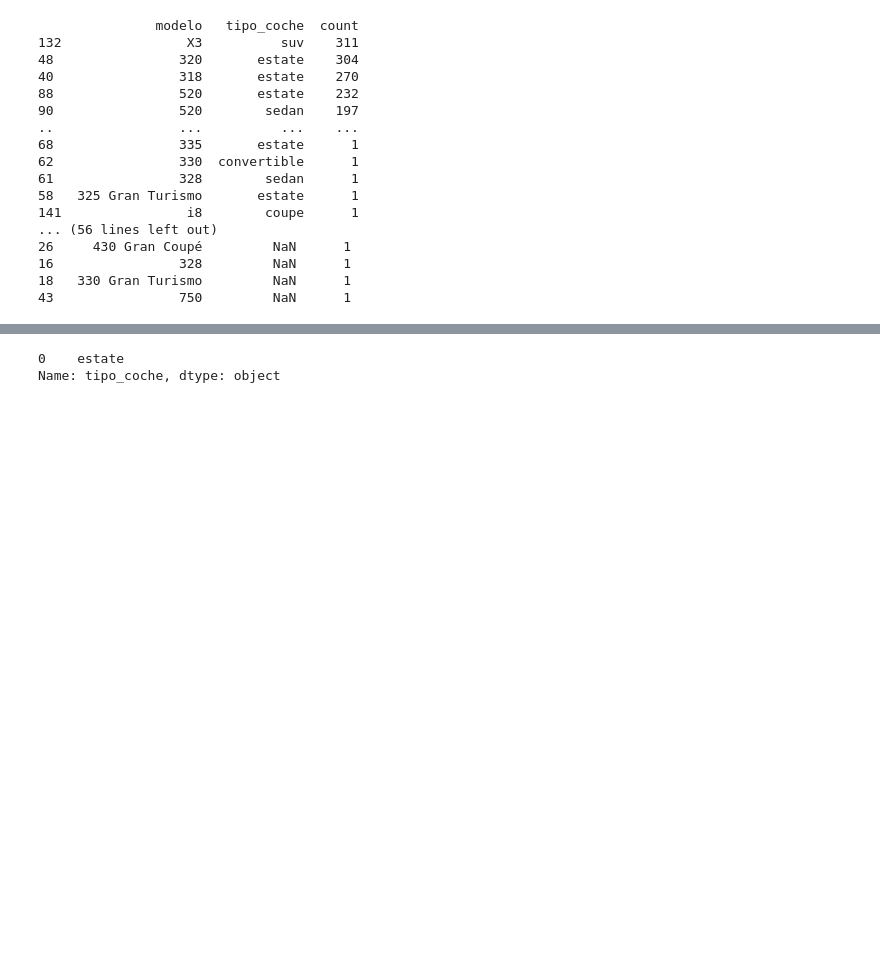
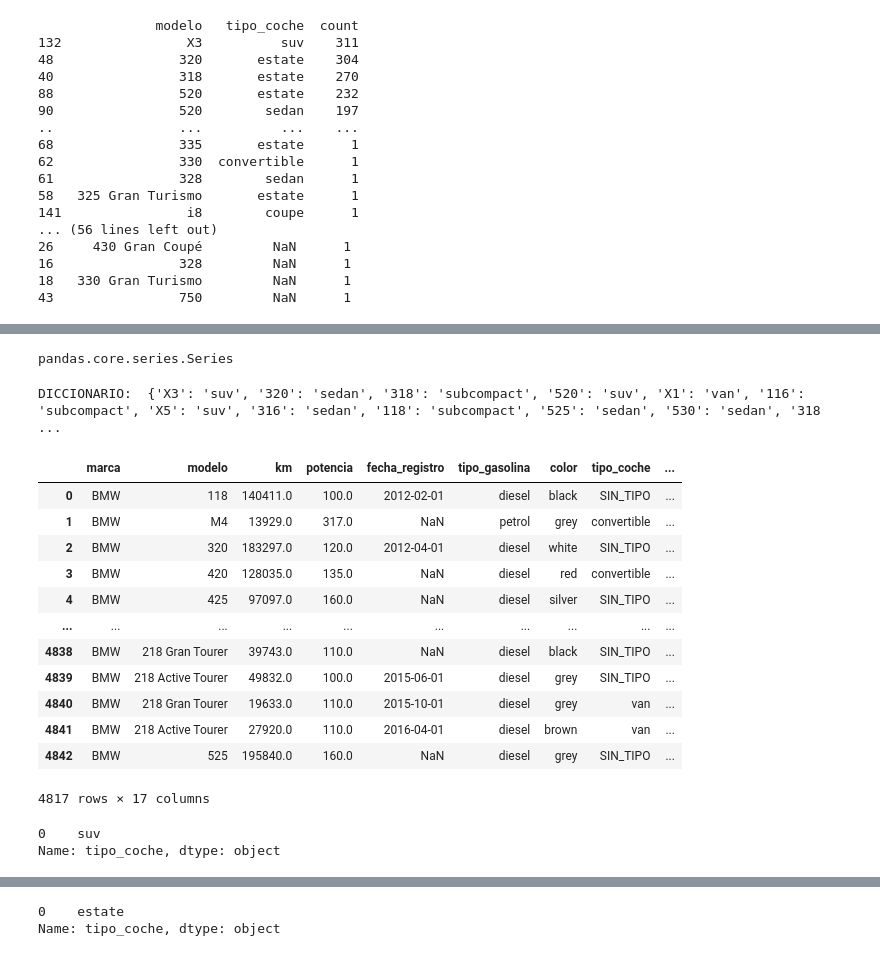
Before and after one commit to lltotti/Limpieza_Datos_BMW, a Jupyter notebook: Analisis.ipynb, the cells around one changed output, grey strips where cells are left out. Saved outputs shown, nothing was run; the diff lists cells and outputs as text; code cells hidden in the pictures; blank space fills up the shorter version.

```diff
--- a/Analisis.ipynb
+++ b/Analisis.ipynb
@@ -294,0 +315,61 @@ print(df_tipo_coche_modelo_nulos)
+# %%
+#df_tipo_coche_modelo_sin_nulos[["modelo", "tipo_coche","count"]][(df_tipo_coche_modelo_sin_nulos["modelo"]=="320") & (df_tipo_coche_modelo_sin_nulos["count"].max())]
+
+#df_tipo_coche_modelo_sin_nulos.query("modelo == '320'").max()["tipo_coche"]
+
+df_tipo_coche_modelo_sin_nulos[df_tipo_coche_modelo_sin_nulos["modelo"]=="320"].max()["tipo_coche"]
+
+
+#df_tipo_coche_modelo_sin_nulos.query("modelo == '320'").max()["tipo_coche"]
+#df_tipo_coche_modelo_sin_nulos.query("modelo =='320'").max()["tipo_coche"]
+# %% [output]
+pandas.core.series.Series
+# %%
+
+#df_bmw_sintipo[df_bmw_sintipo["modelo"]=="318"]["tipo_coche"].mode()
+
+#Creación de diccionario de modas para
+dicc_tipo_coche_modas = dict()
+for i in df_tipo_coche_modelo_sin_nulos["modelo"].unique():
+    dicc_tipo_coche_modas[i] = df_tipo_coche_modelo_sin_nulos[df_tipo_coche_modelo_sin_nulos["modelo"]==i].max()["tipo_coche"]
+
+print("DICCIONARIO: ", dicc_tipo_coche_modas)
+
+
+#df_bmw_sintipo["tipo_coche"][df_bmw_sintipo["tipo_coche"]=="320"].mode()
+
+for i in range(df_bmw["tipo_coche"].shape[0]):
+    if((df_bmw[i,7].isnull) & (df_bmw["modelo"]==i)):
+        df_bmw[i,7] = df_bmw[(~df_bmw["tipo_coche"].isnull()) & (df_bmw["modelo"]=="X3")]["tipo_coche"].mode()
+
+
+
+df_bmw()
+#df_bmw[(~df_bmw["tipo_coche"].isnull()) & (df_bmw["modelo"]=="X3")]["tipo_coche"].mode()
+
+
+df_bmw[(~df_bmw["tipo_coche"].isnull()) & (df_bmw["modelo"]=="X3")]["tipo_coche"].mode()
+
+
+df_bmw.fillna()
+# %% [output]
+DICCIONARIO:  {'X3': 'suv', '320': 'sedan', '318': 'subcompact', '520': 'suv', 'X1': 'van', '116': 'subcompact', 'X5': 'suv', '316': 'sedan', '118': 'subcompact', '525': 'sedan', '530': 'sedan', '318  ...
+|  | marca | modelo | km | potencia | fecha_registro | tipo_gasolina | color | tipo_coche | ... |
+| 0 | BMW | 118 | 140411.0 | 100.0 | 2012-02-01 | diesel | black | SIN_TIPO | ... |
+| 1 | BMW | M4 | 13929.0 | 317.0 | NaN | petrol | grey | convertible | ... |
+| 2 | BMW | 320 | 183297.0 | 120.0 | 2012-04-01 | diesel | white | SIN_TIPO | ... |
+| 3 | BMW | 420 | 128035.0 | 135.0 | NaN | diesel | red | convertible | ... |
+| 4 | BMW | 425 | 97097.0 | 160.0 | NaN | diesel | silver | SIN_TIPO | ... |
+| ... | ... | ... | ... | ... | ... | ... | ... | ... | ... |
+| 4838 | BMW | 218 Gran Tourer | 39743.0 | 110.0 | NaN | diesel | black | SIN_TIPO | ... |
+| 4839 | BMW | 218 Active Tourer | 49832.0 | 100.0 | 2015-06-01 | diesel | grey | SIN_TIPO | ... |
+| 4840 | BMW | 218 Gran Tourer | 19633.0 | 110.0 | 2015-10-01 | diesel | grey | van | ... |
+| 4841 | BMW | 218 Active Tourer | 27920.0 | 110.0 | 2016-04-01 | diesel | brown | van | ... |
+| 4842 | BMW | 525 | 195840.0 | 160.0 | NaN | diesel | grey | SIN_TIPO | ... |
+4817 rows × 17 columns
+# %%
+df_bmw[df_bmw["modelo"]=="X3"]["tipo_coche"].mode()
+#df_bmw[(~df_bmw["tipo_coche"].isnull()) & (df_bmw["modelo"]=="X3")]["tipo_coche"].mode()
+# %% [output]
+0    suv
+Name: tipo_coche, dtype: object
```
Also changed, not shown: parts of 9 cells of this notebook.
